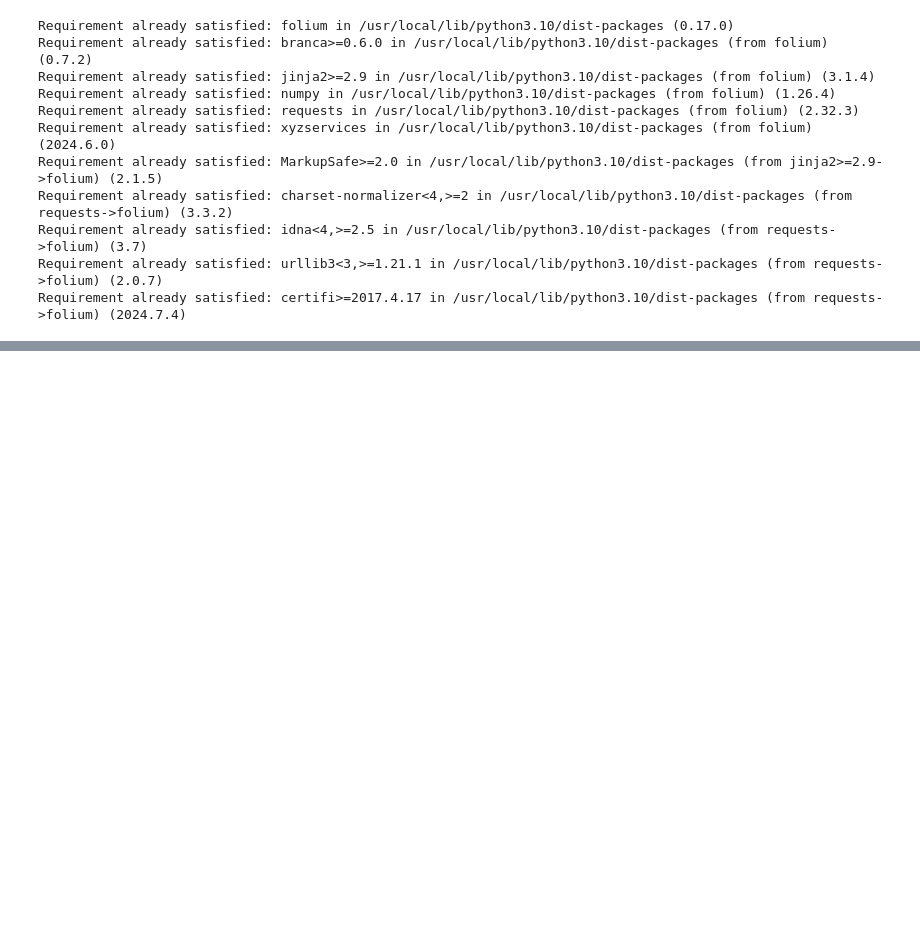
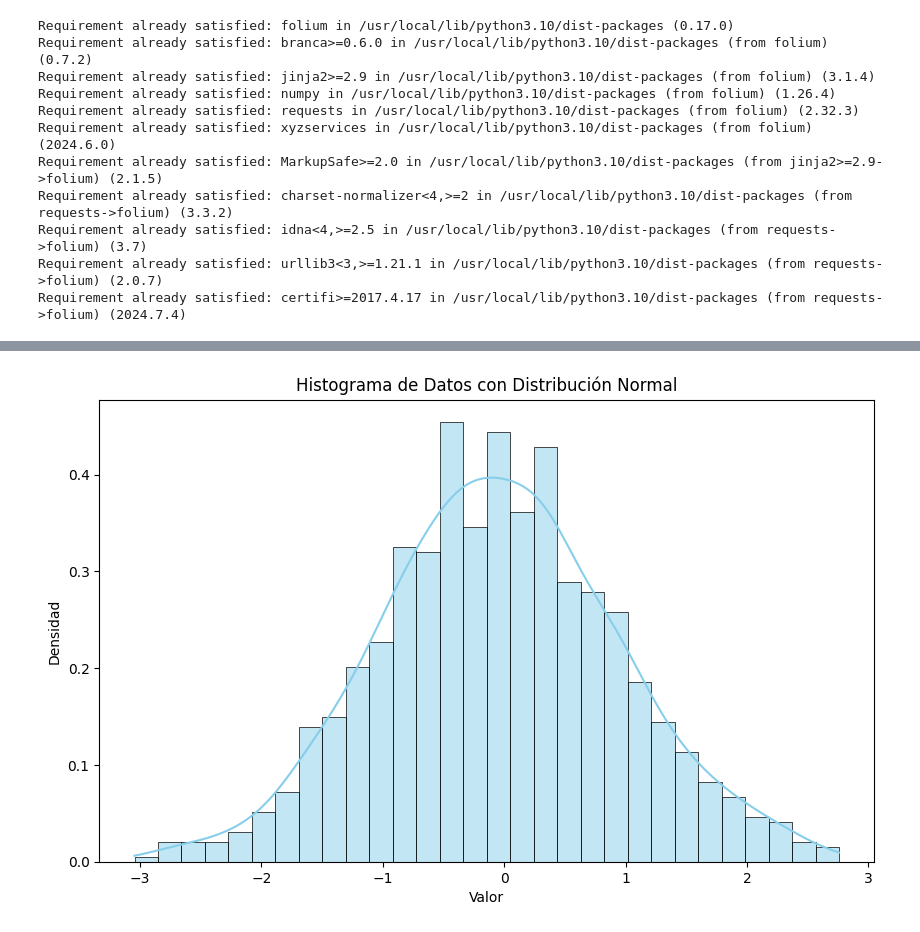
Before and after one commit to Vanessa0ne/phyton, a Jupyter notebook: HISTOGRAMA_CON_PYTHON.ipynb, the cells around one changed output, grey strips where cells are left out. Cells and saved outputs as stored; diff of their text form; code cells hidden in the pictures; blank space fills up the shorter version.

```diff
--- a/HISTOGRAMA_CON_PYTHON.ipynb
+++ b/HISTOGRAMA_CON_PYTHON.ipynb
@@ -435,0 +454,26 @@ m
+# %%
+import numpy as np
+import matplotlib.pyplot as plt
+import seaborn as sns
+
+# Generar datos con distribución normal
+np.random.seed(0)  # Para reproducibilidad
+mean = 0          # Media
+std_dev = 1       # Desviación estándar
+size = 1000       # Tamaño de la muestra
+
+data = np.random.normal(loc=mean, scale=std_dev, size=size)
+
+# Crear el histograma
+plt.figure(figsize=(10, 6))
+sns.histplot(data, bins=30, kde=True, color='skyblue', stat='density', linewidth=0.5)
+
+# Ajustar el título y las etiquetas
+plt.title('Histograma de Datos con Distribución Normal')
+plt.xlabel('Valor')
+plt.ylabel('Densidad')
+
+# Mostrar la gráfica
+plt.show()
+# %% [output]
+[figure, added]
```
Also changed, not shown: parts of 2 cells of this notebook.
